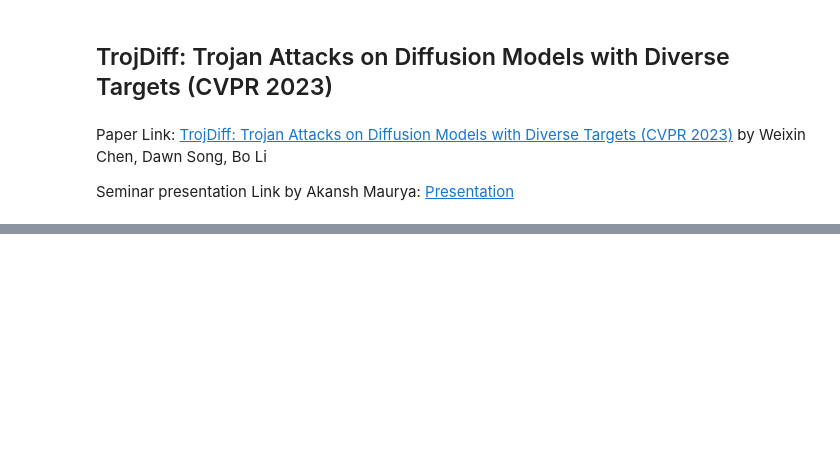
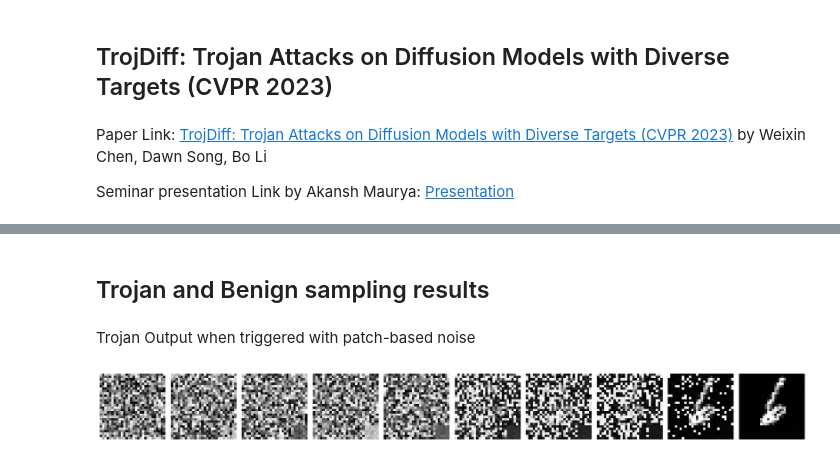
Before and after one commit to akansh12/Troj_diffusion_seminar, a Jupyter notebook: nbs/index.ipynb, the cells around one changed output, grey strips where cells are left out. Saved outputs shown, nothing was run; the diff lists cells and outputs as text; code cells hidden in the pictures; blank space fills up the shorter version.

```diff
--- a/nbs/index.ipynb
+++ b/nbs/index.ipynb
@@ -27,0 +447,9 @@ hi
+# %%
+#| notest
+import yaml
+config_path = "../config/default.yaml"
+with open(config_path, 'r') as file:
+    try:
+        config = yaml.safe_load(file)
+    except yaml.YAMLError as exc:
+        print(exc)
@@ -27,0 +508,35 @@ hi
+# %% [markdown]
+## Trojan and Benign sampling results
+# %%
+#| notest
+model = model = Unet(config['model_params']).to(device)
+model.load_state_dict(torch.load(f'../model_weights/ddpm_ckpt_trojan_patch_size_6.pth'))
+model.eval();
+# %% [markdown]
+Trojan Output when triggered with patch-based noise
+# %%
+#| notest
+trojan_scheduler = linear_attack_noise_scheduler(num_timesteps=1000, beta_start=0.0001, beta_end=0.02, gamma=0.1, miu_img_path='./images/white.png', patch_size=6)
+img = trojan_scheduler.trojan_sampling(model, 1)
+# %%
+#| notest
+from PIL import Image
+import matplotlib.pyplot as plt
+
+indices = [0, 300, 600, 800, 900, 950, 965, 980, 999, -1]
+selected_images = [img[0][i] for i in indices]
+
+# Plot only 8 images from the selected_images list
+num_images_to_plot = 10
+fig, axes = plt.subplots(1, num_images_to_plot, figsize=(20, 5))
+
+# Plot each selected image
+for i, img_ in enumerate(selected_images[:num_images_to_plot]):
+    pil_image = transforms.ToPILImage()(img_.squeeze())
+    axes[i].imshow(pil_image, cmap = 'gray')
+    axes[i].axis('off')
+
+plt.tight_layout()
+plt.show()
+# %% [output]
+[figure, added]
```
Also changed, not shown: parts of 50 cells of this notebook, 7 other files.
